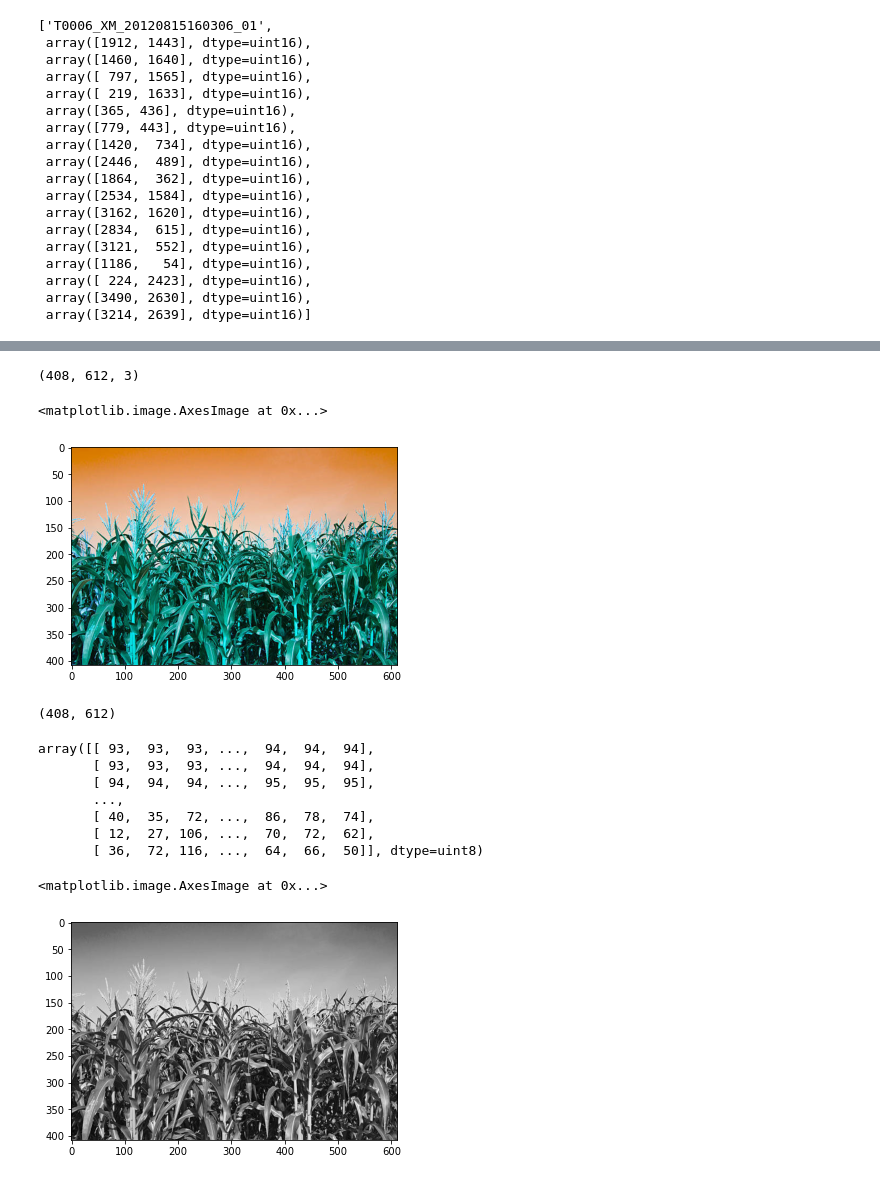
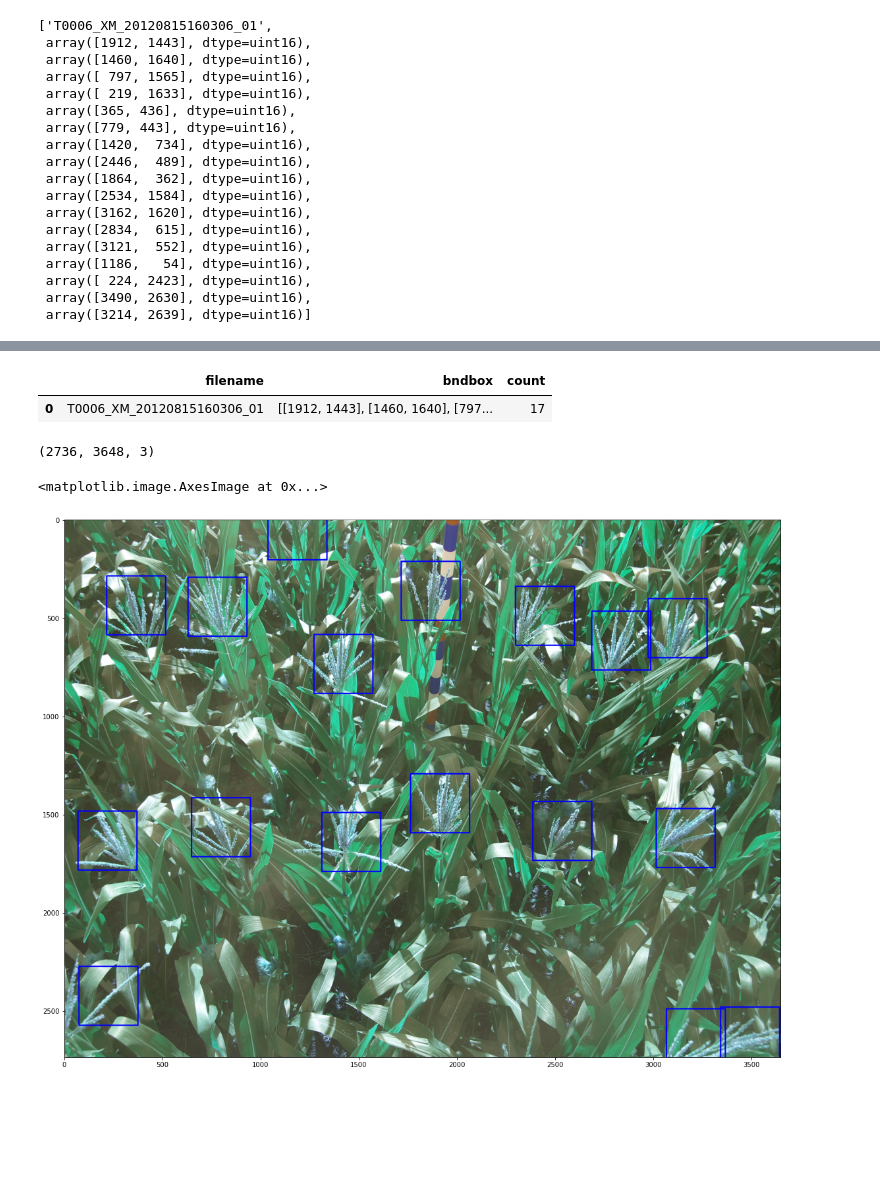
Before and after one commit to hansmellsgood/Maize-Tassel-Counting-via-Deep-Neural-Network, a Jupyter notebook: Model/Maize_Tassel_Counting.ipynb, the cells around one changed output, grey strips where cells are left out. Saved outputs shown, nothing was run; the diff lists cells and outputs as text; code cells hidden in the pictures; blank space fills up the shorter version.

Commit message:
visualize mat files

```diff
--- a/Model/Maize_Tassel_Counting.ipynb
+++ b/Model/Maize_Tassel_Counting.ipynb
@@ -121,9 +124,8 @@ flat_list
  array([3214, 2639], dtype=uint16)]
 # %%
 image_data=[]
+bndbox = []
 for item in annots["annotation"][0][0]["filename"]:
     image_data.append(item)
 for item in annots["annotation"][0][0]["bndbox"]:
-    image_data.append(item[0])
-    image_data.append(item[1])
-image_data
+    bndbox.append(item)
@@ -174,30 +140,22 @@ columns
+# %%
+columns = ["filename"]
+data = pd.DataFrame([image_data], columns=columns)
+data["bndbox"]=[bndbox]
+data["count"] = len(bndbox)
+data.head()
+# %% [output]
+|  | filename | bndbox | count |
+| 0 | T0006_XM_20120815160306_01 | [[1912, 1443], [1460, 1640], [797... | 17 |
 # %%
-img = cv2.imread('./Sample_Images/sample0.jpg')
+img = cv2.imread('./Sample_Images/T0006_XM_20120815160306_01.jpg')
 img.shape
 # %% [output]
-(408, 612, 3)
+(2736, 3648, 3)
-# %%
-plt.imshow(img)
-# %% [output]
-<matplotlib.image.AxesImage at 0x...>
-[figure, removed]
-# %%
-gray = cv2.cvtColor(img, cv2.COLOR_BGR2GRAY)
-gray.shape
-# %% [output]
-(408, 612)
-# %%
-gray
-# %% [output]
-array([[ 93,  93,  93, ...,  94,  94,  94],
-       [ 93,  93,  93, ...,  94,  94,  94],
-       [ 94,  94,  94, ...,  95,  95,  95],
-       ...,
-       [ 40,  35,  72, ...,  86,  78,  74],
-       [ 12,  27, 106, ...,  70,  72,  62],
-       [ 36,  72, 116, ...,  64,  66,  50]], dtype=uint8)
-# %%
-plt.imshow(gray, cmap='gray')
-# %% [output]
-<matplotlib.image.AxesImage at 0x...>
-[figure, removed]
+# %%
+fig, ax = plt.subplots(1, figsize=(20, 15))
+for item in bndbox:
+    rect = cv2.rectangle(img,(item[0]-150,item[1]+150),(item[0]+150,item[1]-150), (0, 0, 255),5)
+plt.imshow(img)
+# %% [output]
+<matplotlib.image.AxesImage at 0x...>
+[figure, added]
```
Also changed, not shown: parts of 3 cells of this notebook, 1 other file.
